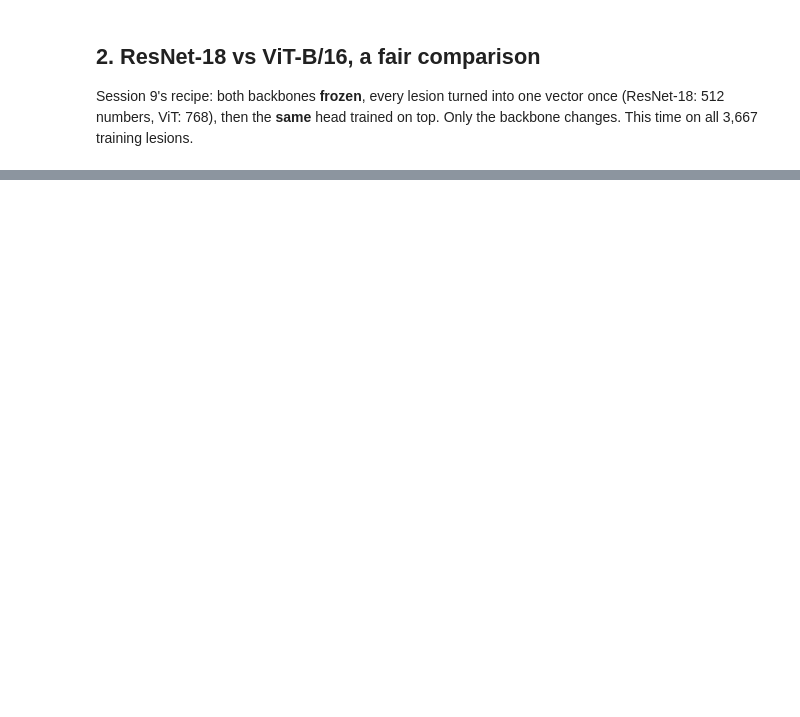
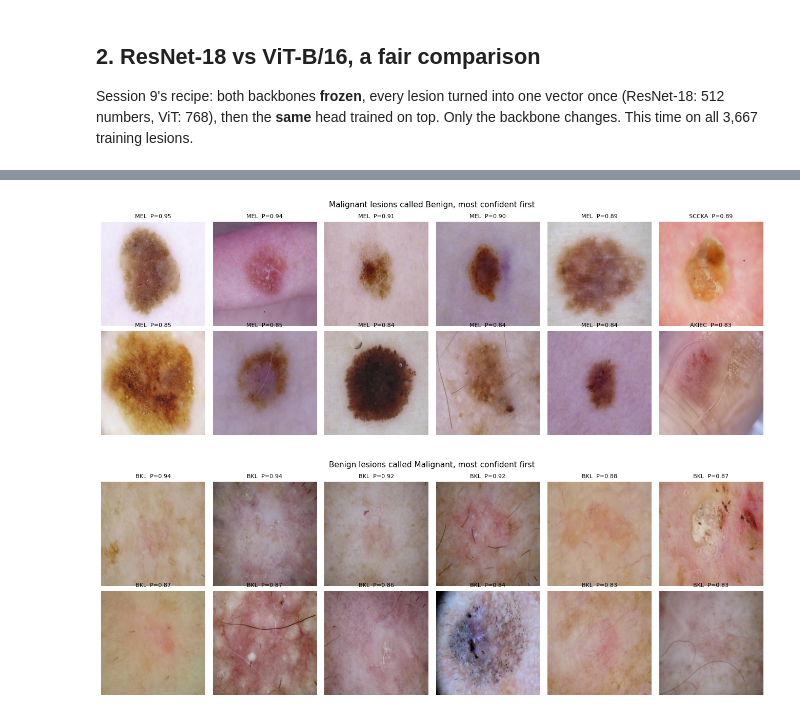
Before and after one commit to sopipi180/ComputerVisionandSpeechRecognition, a Jupyter notebook: m4_best_model/m4.ipynb, the cells around one changed output, grey strips where cells are left out. Cells and saved outputs as stored; diff of their text form; code cells hidden in the pictures; blank space fills up the shorter version.

Commit message:
M4 notebook from the Colab rerun

```diff
--- a/m4_best_model/m4.ipynb
+++ b/m4_best_model/m4.ipynb
@@ -173,0 +370,14 @@ plt.tight_layout()
+# %%
+# PURPOSE: which diagnoses hide behind the mistakes?
+# HOW: diagnosis_1 groups 11 diagnoses into 3 classes; the dx11 column says which one each lesion really is.
+
+res = splits["test"][["isic_id", "diagnosis_1", "dx11", "sex", "age_approx", "anatom_site_general"]].copy()
+res["predicted"] = [CLASSES[i] for i in pred]
+res["wrong"] = res["diagnosis_1"] != res["predicted"]
+
+by_dx = (res.groupby(["diagnosis_1", "dx11"])
+            .agg(lesions=("wrong", "size"), error_rate=("wrong", "mean"))
+            .round(2))
+display(by_dx)
+
+pd.crosstab(res["dx11"], res["predicted"])          # rows: real diagnosis, columns: what the model said
@@ -173,0 +424,30 @@ plt.tight_layout()
+# %%
+# PURPOSE: look at the worst mistakes, the ones the model was most sure about.
+# HOW: softmax turns the 3 outputs into probabilities. Sort each kind of mistake by how confident the model was.
+
+@torch.no_grad()
+def predict_proba(model, X, batch_size=128):
+    model.eval()
+    return torch.cat([model(prep(X[i:i + batch_size])).softmax(1).cpu() for i in range(0, len(X), batch_size)])
+
+proba = predict_proba(model, X["test"])
+for c in CLASSES:
+    res[f"p_{c}"] = proba[:, CLASSES.index(c)].numpy()
+
+from common import viz
+viz.SHOW = True                                       # show the figure in the notebook as well as saving it
+FIG = ROOT / "m4_best_model" / "figures"
+
+def worst(true, said, n=12):
+    """The n lesions of class `true` called `said`, most confident first. res's index = position in X["test"]."""
+    w = res[(res["diagnosis_1"] == true) & (res["predicted"] == said)].sort_values(f"p_{said}", ascending=False).head(n)
+    viz.show_grid([X["test"][i] for i in w.index],
+                  titles=[f"{d}  P={p:.2f}" for d, p in zip(w["dx11"], w[f"p_{said}"])],
+                  ncols=6, title=f"{true} lesions called {said}, most confident first",
+                  filename=f"m4_{true}_called_{said}.png".lower(), fig_dir=FIG)
+
+worst("Malignant", "Benign")                          # missed cancers: the mistake that matters most
+worst("Benign", "Malignant")                          # false alarms: an unnecessary biopsy
+# %% [output]
+[figure, added]
+[figure, added]
```
Also changed, not shown: parts of 32 cells of this notebook.
